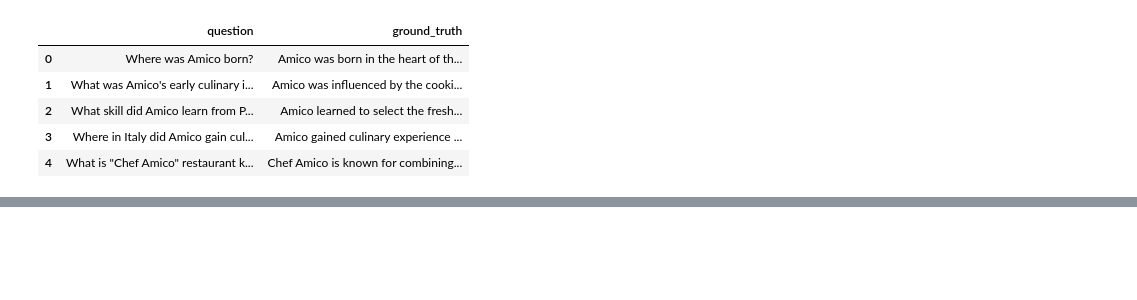
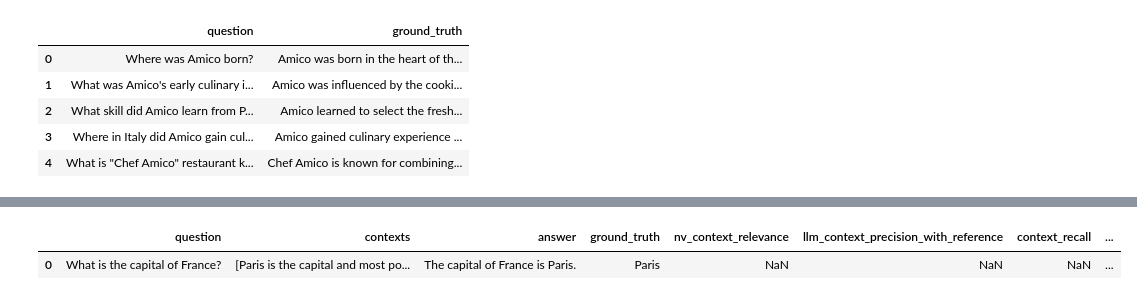
Before and after one commit to abhijeet06793/RAG_Advanced1, a Jupyter notebook: 04_Ragas_0.2.x.ipynb, the cells around one changed output, grey strips where cells are left out. Cells and saved outputs as stored; diff of their text form; code cells hidden in the pictures; blank space fills up the shorter version.

```diff
--- a/04_Ragas_0.2.x.ipynb
+++ b/04_Ragas_0.2.x.ipynb
@@ -306,0 +601,59 @@ plt.show()
+# %%
+import asyncio
+import threading
+from ragas import aevaluate
+
+# ── Evaluate the single sample ────────────────────────────────────────────────
+_single_eval = {}
+
+async def _eval_single_async():
+    from ragas.llms import LangchainLLMWrapper
+    from ragas.embeddings import LangchainEmbeddingsWrapper
+    from ragas.metrics import (
+        Faithfulness,
+        AnswerRelevancy,
+        LLMContextRecall,
+        LLMContextPrecisionWithReference,
+        ContextRelevance,
+    )
+    return await aevaluate(
+        dataset=single_dataset,
+        metrics=[
+            ContextRelevance(),
+            LLMContextPrecisionWithReference(),
+            LLMContextRecall(),
+            Faithfulness(),
+            AnswerRelevancy(),
+        ],
+        llm=LangchainLLMWrapper(llm),
+        embeddings=LangchainEmbeddingsWrapper(embeddings),
+        raise_exceptions=False,
+    )
+
+def _run_single():
+    loop = asyncio.new_event_loop()
+    asyncio.set_event_loop(loop)
+    try:
+        _single_eval["result"] = loop.run_until_complete(_eval_single_async())
+    except Exception as e:
+        _single_eval["error"] = e
+    finally:
+        loop.close()
+
+t = threading.Thread(target=_run_single)
+t.start()
+t.join()
+
+if "error" in _single_eval:
+    raise _single_eval["error"]
+
+single_result = _single_eval["result"]
+
+# Show results with familiar column names
+single_result.to_pandas().rename(columns={
+    "user_input":         "question",
+    "retrieved_contexts": "contexts",
+    "response":           "answer",
+    "reference":          "ground_truth",
+})
+# %% [output]
@@ -306,0 +669,2 @@ plt.show()
+|  | question | contexts | answer | ground_truth | nv_context_relevance | llm_context_precision_with_reference | context_recall | ... |
+| 0 | What is the capital of France? | [Paris is the capital and most po... | The capital of France is Paris. | Paris | NaN | NaN | NaN | ... |
```
Also changed, not shown: parts of 33 cells of this notebook, 7 other files.
